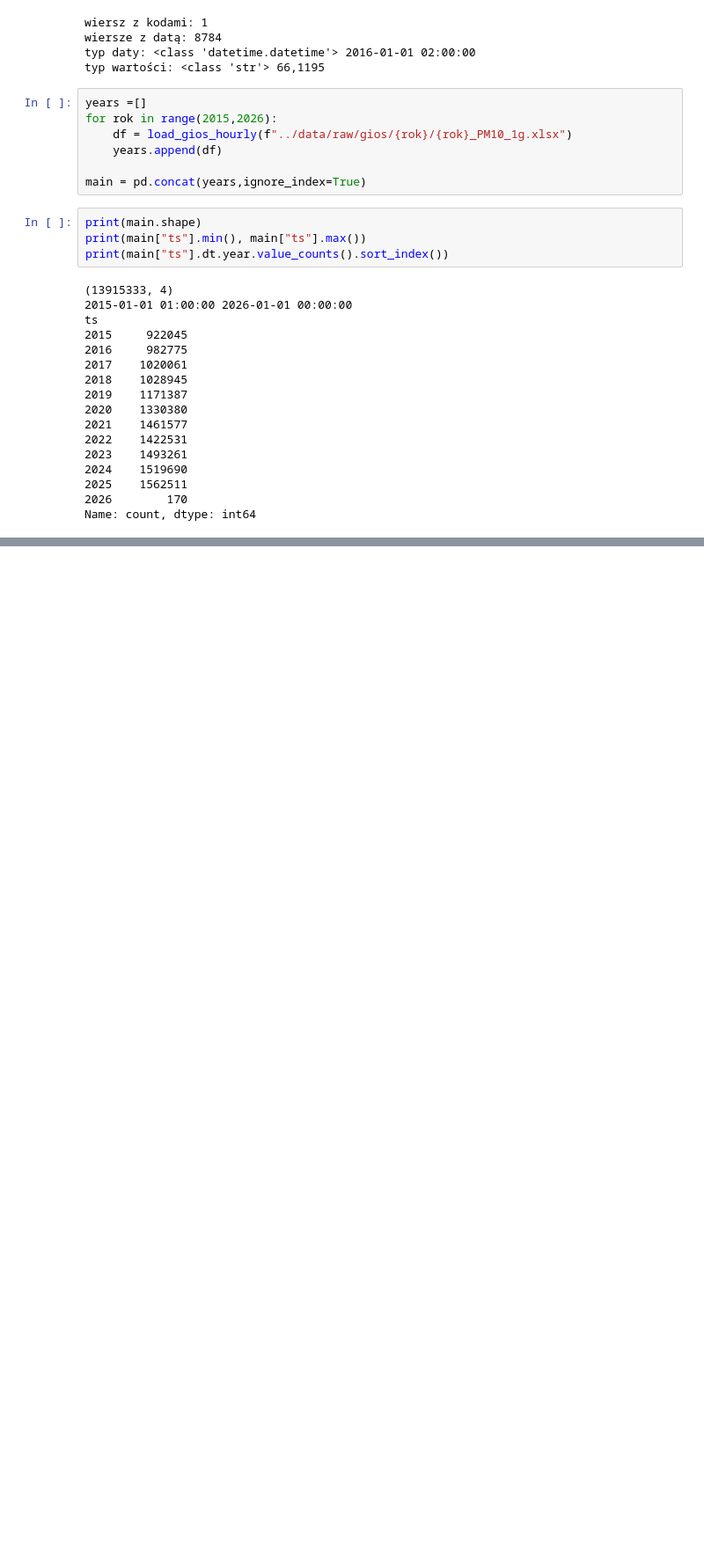
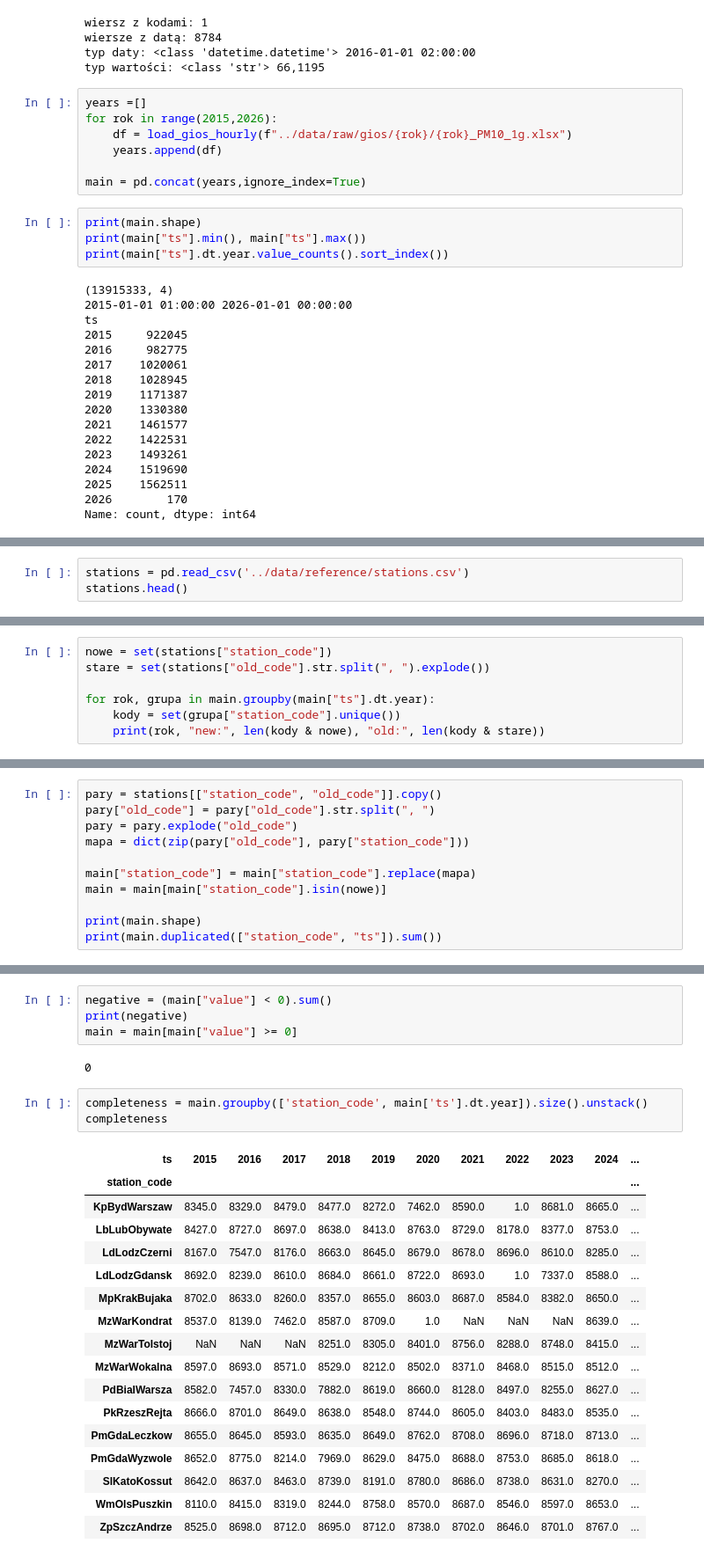
Before and after one commit to KardaszS/poland-air-quality, a Jupyter notebook: notebooks/01_exploration.ipynb, the cells around one changed output, grey strips where cells are left out. Shown at 88% size. Cells and saved outputs as stored; diff of their text form; blank space fills up the shorter version.

Commit message:
Map legacy station codes, filter 15 stations, check completeness

```diff
--- a/notebooks/01_exploration.ipynb
+++ b/notebooks/01_exploration.ipynb
@@ -422,0 +432,3 @@ Name: count, dtype: int64
+# %%
+stations = pd.read_csv('../data/reference/stations.csv')
+stations.head()
@@ -422,0 +442,7 @@ Name: count, dtype: int64
+# %%
+nowe = set(stations["station_code"])
+stare = set(stations["old_code"].str.split(", ").explode())
+
+for rok, grupa in main.groupby(main["ts"].dt.year):
+    kody = set(grupa["station_code"].unique())
+    print(rok, "new:", len(kody & nowe), "old:", len(kody & stare))
@@ -422,0 +486,11 @@ Name: count, dtype: int64
+# %%
+pary = stations[["station_code", "old_code"]].copy()
+pary["old_code"] = pary["old_code"].str.split(", ")
+pary = pary.explode("old_code")
+mapa = dict(zip(pary["old_code"], pary["station_code"]))
+
+main["station_code"] = main["station_code"].replace(mapa)
+main = main[main["station_code"].isin(nowe)]
+
+print(main.shape)
+print(main.duplicated(["station_code", "ts"]).sum())
@@ -422,0 +517,27 @@ Name: count, dtype: int64
+# %%
+negative = (main["value"] < 0).sum()
+print(negative)
+main = main[main["value"] >= 0]
+# %% [output]
+0
+# %%
+completeness = main.groupby(['station_code', main['ts'].dt.year]).size().unstack()
+completeness
+# %% [output]
+| ts | 2015 | 2016 | 2017 | 2018 | 2019 | 2020 | 2021 | 2022 | 2023 | 2024 | ... |
+| station_code |  |  |  |  |  |  |  |  |  |  | ... |
+| KpBydWarszaw | 8345.0 | 8329.0 | 8479.0 | 8477.0 | 8272.0 | 7462.0 | 8590.0 | 1.0 | 8681.0 | 8665.0 | ... |
+| LbLubObywate | 8427.0 | 8727.0 | 8697.0 | 8638.0 | 8413.0 | 8763.0 | 8729.0 | 8178.0 | 8377.0 | 8753.0 | ... |
+| LdLodzCzerni | 8167.0 | 7547.0 | 8176.0 | 8663.0 | 8645.0 | 8679.0 | 8678.0 | 8696.0 | 8610.0 | 8285.0 | ... |
+| LdLodzGdansk | 8692.0 | 8239.0 | 8610.0 | 8684.0 | 8661.0 | 8722.0 | 8693.0 | 1.0 | 7337.0 | 8588.0 | ... |
+| MpKrakBujaka | 8702.0 | 8633.0 | 8260.0 | 8357.0 | 8655.0 | 8603.0 | 8687.0 | 8584.0 | 8382.0 | 8650.0 | ... |
+| MzWarKondrat | 8537.0 | 8139.0 | 7462.0 | 8587.0 | 8709.0 | 1.0 | NaN | NaN | NaN | 8639.0 | ... |
+| MzWarTolstoj | NaN | NaN | NaN | 8251.0 | 8305.0 | 8401.0 | 8756.0 | 8288.0 | 8748.0 | 8415.0 | ... |
+| MzWarWokalna | 8597.0 | 8693.0 | 8571.0 | 8529.0 | 8212.0 | 8502.0 | 8371.0 | 8468.0 | 8515.0 | 8512.0 | ... |
+| PdBialWarsza | 8582.0 | 7457.0 | 8330.0 | 7882.0 | 8619.0 | 8660.0 | 8128.0 | 8497.0 | 8255.0 | 8627.0 | ... |
+| PkRzeszRejta | 8666.0 | 8701.0 | 8649.0 | 8638.0 | 8548.0 | 8744.0 | 8605.0 | 8403.0 | 8483.0 | 8535.0 | ... |
+| PmGdaLeczkow | 8655.0 | 8645.0 | 8593.0 | 8635.0 | 8649.0 | 8762.0 | 8708.0 | 8696.0 | 8718.0 | 8713.0 | ... |
+| PmGdaWyzwole | 8652.0 | 8775.0 | 8214.0 | 7969.0 | 8629.0 | 8475.0 | 8688.0 | 8753.0 | 8685.0 | 8618.0 | ... |
+| SlKatoKossut | 8642.0 | 8637.0 | 8463.0 | 8739.0 | 8191.0 | 8780.0 | 8686.0 | 8738.0 | 8631.0 | 8270.0 | ... |
+| WmOlsPuszkin | 8110.0 | 8415.0 | 8319.0 | 8244.0 | 8758.0 | 8570.0 | 8687.0 | 8546.0 | 8597.0 | 8653.0 | ... |
+| ZpSzczAndrze | 8525.0 | 8698.0 | 8712.0 | 8695.0 | 8712.0 | 8738.0 | 8702.0 | 8646.0 | 8701.0 | 8767.0 | ... |
```
Also changed, not shown: parts of 9 cells of this notebook.
